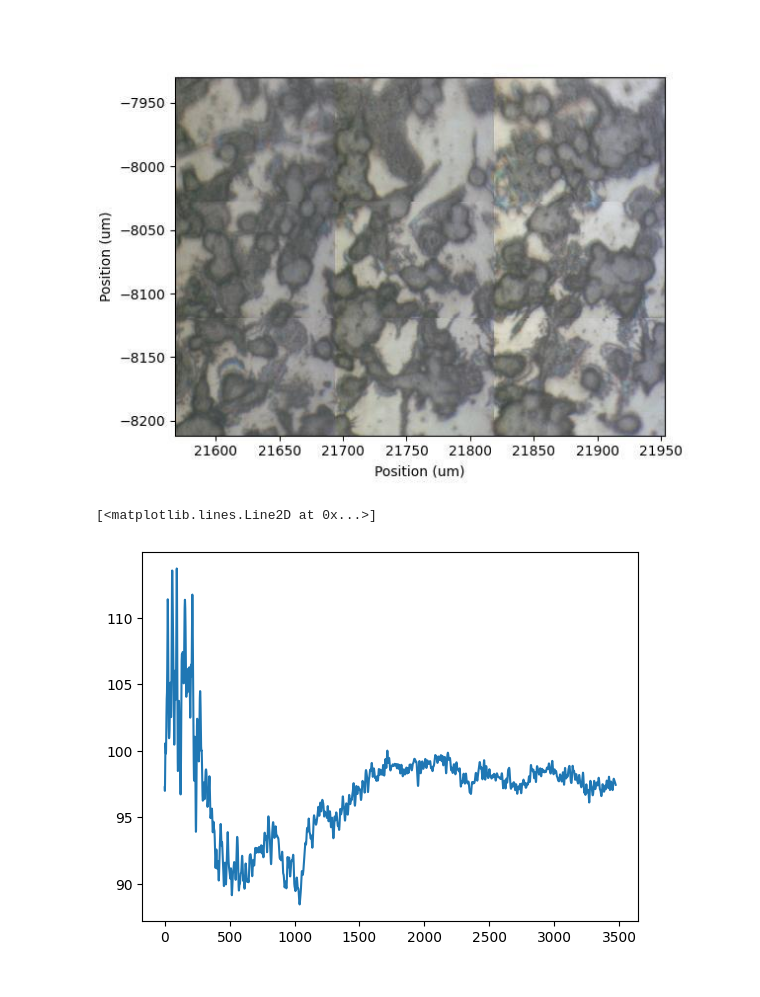
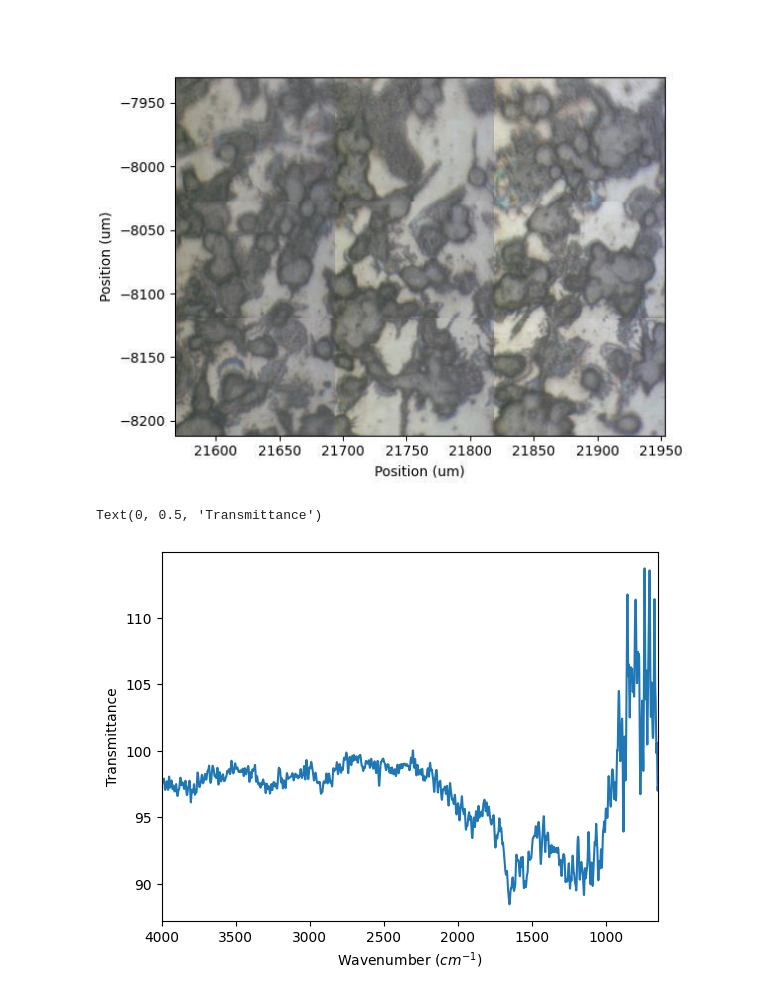
Before and after one commit to bsaintjo/tfmap, a Jupyter notebook: notebooks/example.ipynb, the cells around one changed output. Drawn from its saved outputs; the diff is of its cells as text; code cells hidden in the pictures.

Commit message:
Cleanup and add example plot

```diff
--- a/notebooks/example.ipynb
+++ b/notebooks/example.ipynb
@@ -9,10 +15,14 @@ atlus
 # %% [output]
 [figure]
 # %%
-import matplotlib.pyplot as plt
+xaxis = np.linspace(650, 4000, 3475)
+sample = atlus.spectra()[1234]
 
-sample = atlus.spectra()[1234]
-plt.plot(sample)
+plt.plot(xaxis, sample)
+plt.gca().invert_xaxis()
+plt.xlim(4000, 650)
+plt.xlabel("Wavenumber (${cm}^{-1}$)")
+plt.ylabel("Transmittance")
 # %% [output]
-[<matplotlib.lines.Line2D at 0x...>]
+Text(0, 0.5, 'Transmittance')
-[figure, old version]
+[figure, new version]
```
Also changed, not shown: parts of 3 cells of this notebook, 3 other files.
